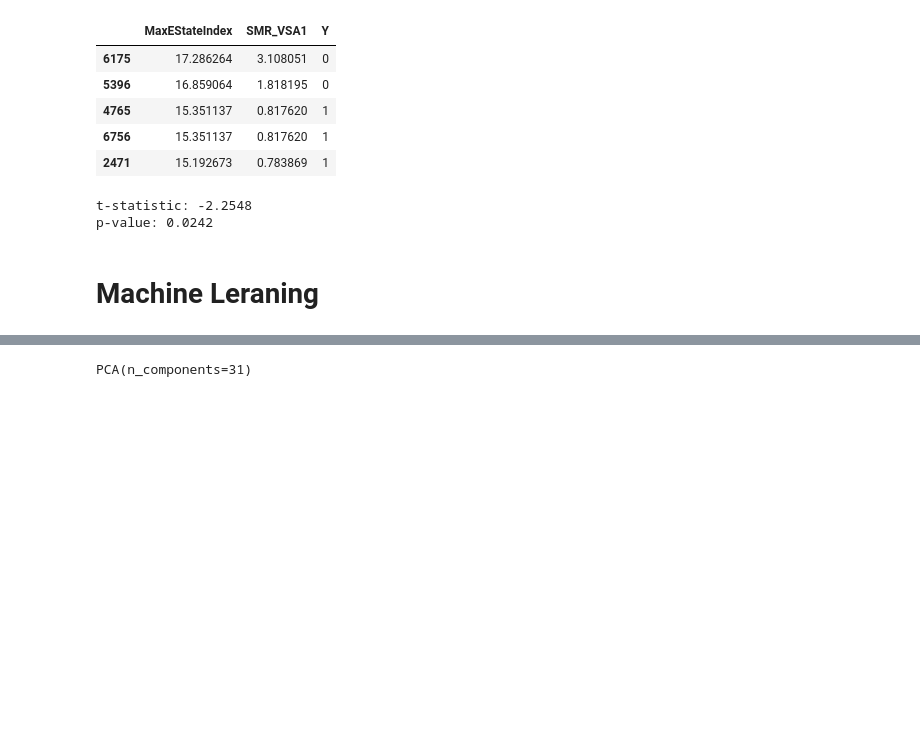
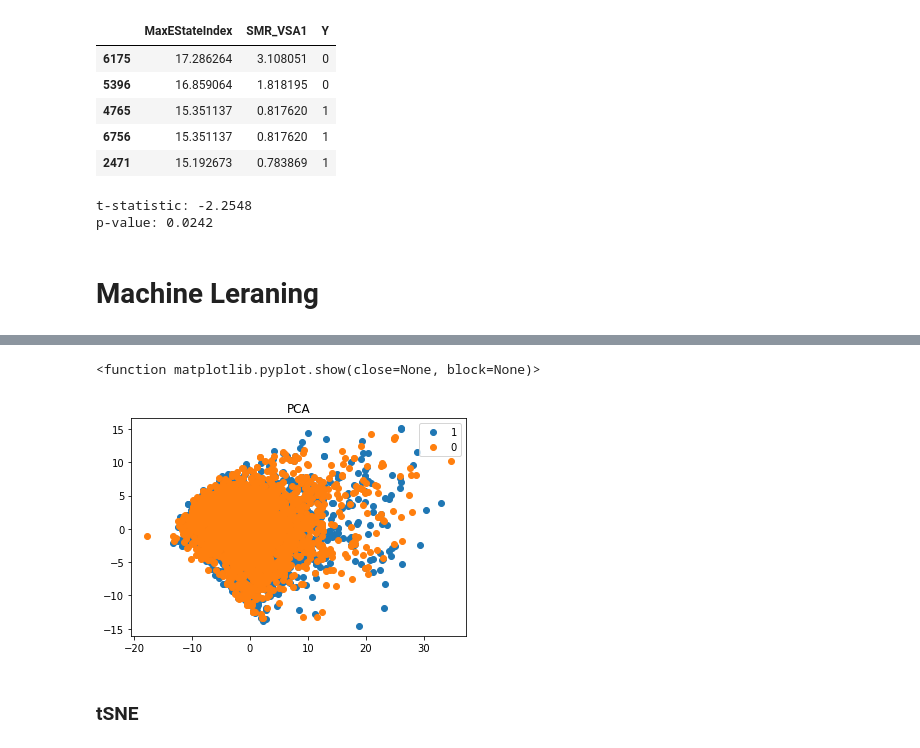
Before and after one commit to esperancaa/Extracao_de_Dados, a Jupyter notebook: Trabalho_Pyhton/Trabalho.ipynb, the cells around one changed output, grey strips where cells are left out. Saved outputs shown, nothing was run; the diff lists cells and outputs as text; code cells hidden in the pictures; blank space fills up the shorter version.

```diff
--- a/Trabalho_Pyhton/Trabalho.ipynb
+++ b/Trabalho_Pyhton/Trabalho.ipynb
@@ -577,5 +579,13 @@ Soma: 70.4049327518595 %
 [figure]
-# %%
-print(pca_ames)
-# %% [output]
-PCA(n_components=31)
+# %%
+for c in df_global["Y"].unique():
+    y= df_global.index[df_global['Y']== c]-1
+    plt.plot(X_r[y,0], X_r[y,1], 'o', label= c)
+plt.title("PCA")
+plt.legend(loc='best', shadow=False)
+plt.show
+# %% [output]
+<function matplotlib.pyplot.show(close=None, block=None)>
+[figure, added]
+# %% [markdown]
+### tSNE
```
Also changed, not shown: parts of 6 cells of this notebook.
